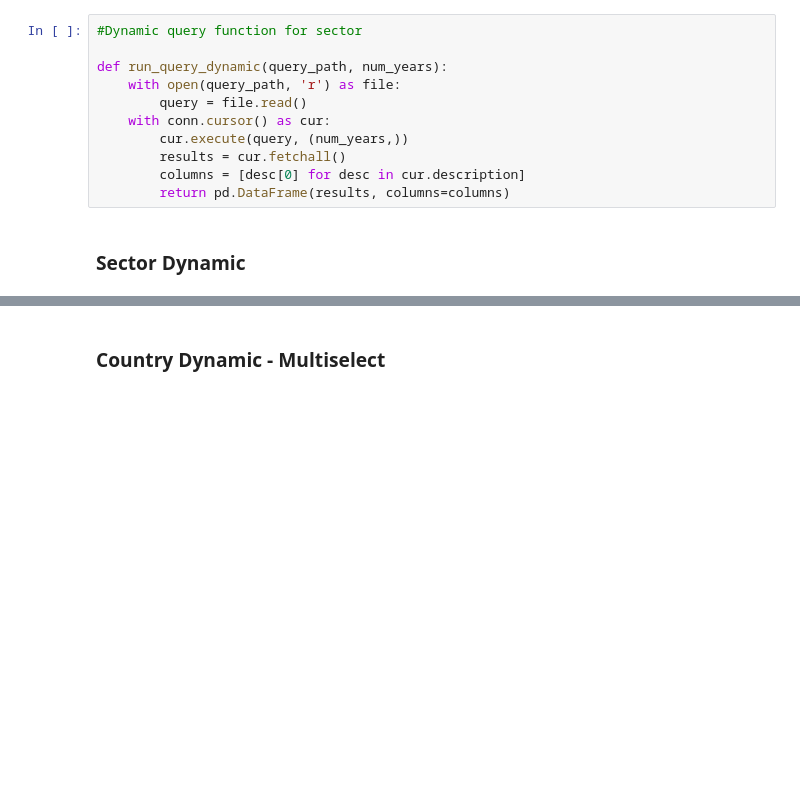
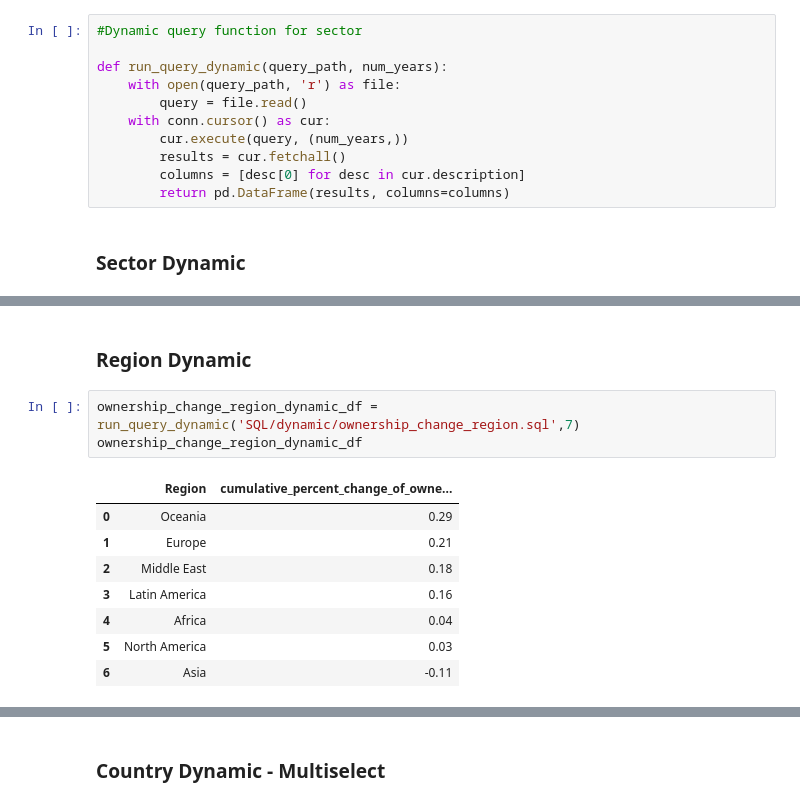
Before and after one commit to RoryAJames/NorwegianOilFund, a Jupyter notebook: testing.ipynb, the cells around one changed output, grey strips where cells are left out. Cells and saved outputs as stored; diff of their text form; blank space fills up the shorter version.

```diff
--- a/testing.ipynb
+++ b/testing.ipynb
@@ -171,0 +172,14 @@ ownership_change_industry_dynamic_df
+# %% [markdown]
+### Region Dynamic
+# %%
+ownership_change_region_dynamic_df = run_query_dynamic('SQL/dynamic/ownership_change_region.sql',7)
+ownership_change_region_dynamic_df
+# %% [output]
+|  | Region | cumulative_percent_change_of_owne... |
+| 0 | Oceania | 0.29 |
+| 1 | Europe | 0.21 |
+| 2 | Middle East | 0.18 |
+| 3 | Latin America | 0.16 |
+| 4 | Africa | 0.04 |
+| 5 | North America | 0.03 |
+| 6 | Asia | -0.11 |
```
Also changed, not shown: parts of 9 cells of this notebook, 6 other files.
